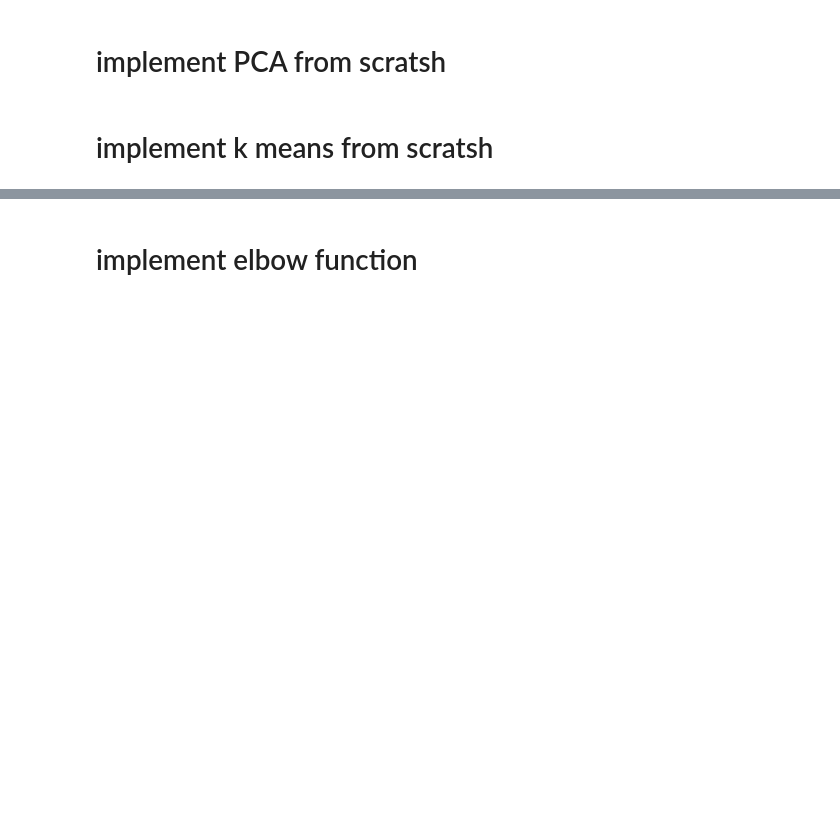
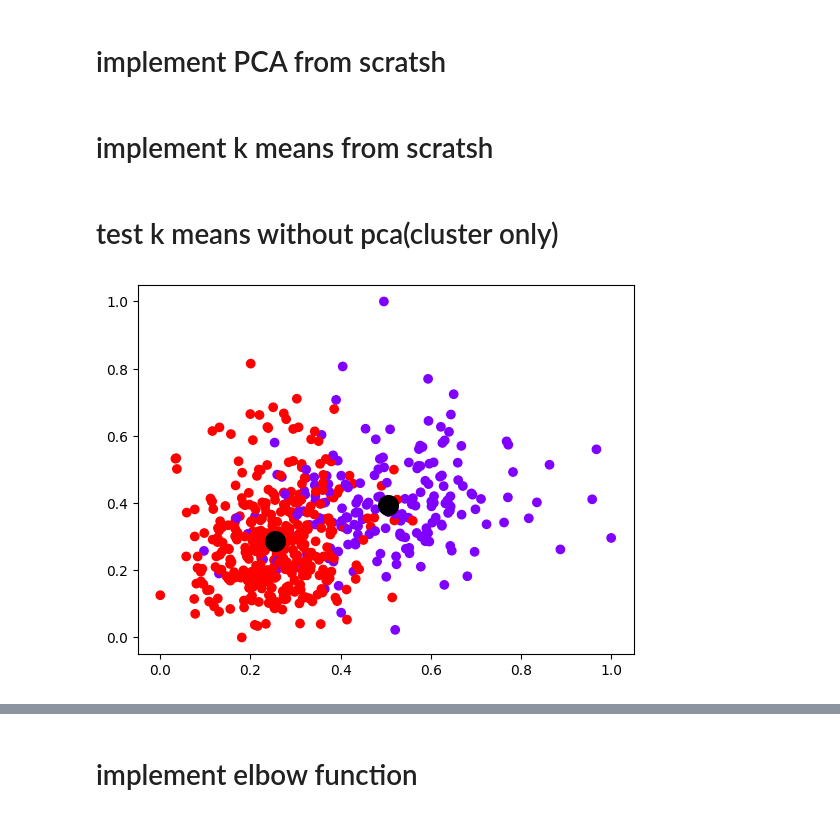
Before and after one commit to Tahker-w-tadmeer/intro_to_ml, a Jupyter notebook: ass 4-PCA and Kmeans/breast_cancer.ipynb, the cells around one changed output, grey strips where cells are left out. Cells and saved outputs as stored; diff of their text form; code cells hidden in the pictures; blank space fills up the shorter version.

Commit message:
add cell to fit data without pca

```diff
--- a/ass 4-PCA and Kmeans/breast_cancer.ipynb
+++ b/ass 4-PCA and Kmeans/breast_cancer.ipynb
@@ -187,4 +187,15 @@ class KMeans_me:
                 sample = self.x[sample_idx]
                 sse += self._manhattan_distance(sample, centroid)**2
         return sse
+# %% [markdown]
+# test k means without pca(cluster only)
+# %%
+kmeans=KMeans_me(k=2)
+label=kmeans.fit(X_std)
+centroids=kmeans.centroids
+plt.scatter(X_std[:,0],X_std[:,1],c=label,cmap='rainbow')
+plt.scatter(centroids[:,0],centroids[:,1],c='black',s=200,alpha=1)
+plt.show()
+# %% [output]
+[figure, added]
 # %% [markdown]
```
Also changed, not shown: parts of 8 cells of this notebook.
